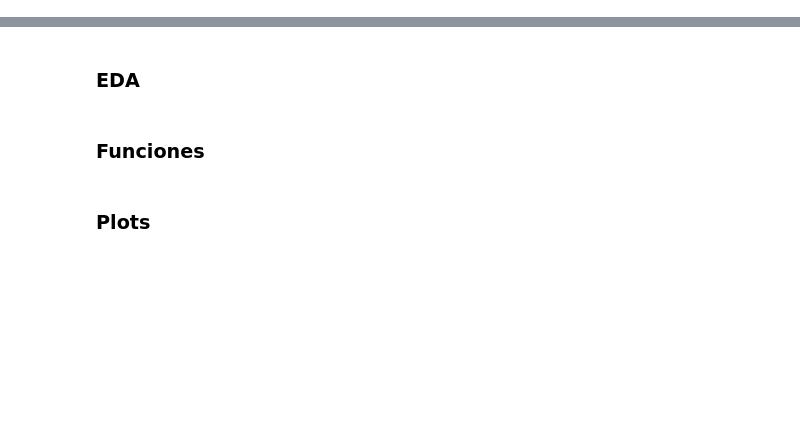
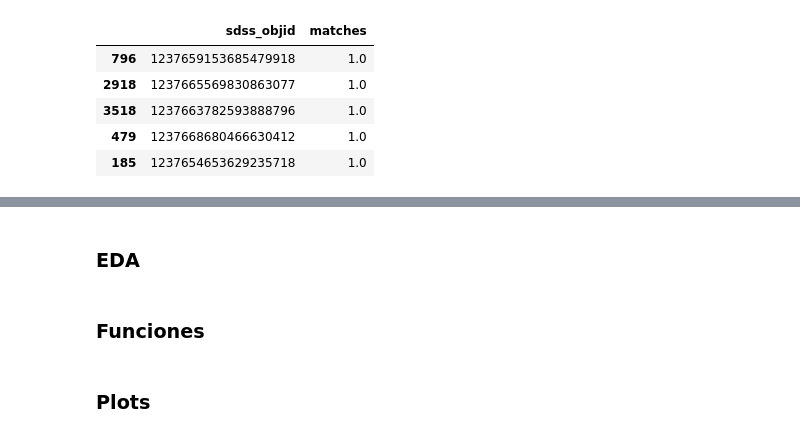
Before and after one commit to AlanMontanares/PRISM, a Jupyter notebook: notebooks/01. Sersic_profiles.ipynb, the cells around one changed output, grey strips where cells are left out. Saved outputs shown, nothing was run; the diff lists cells and outputs as text; code cells hidden in the pictures; blank space fills up the shorter version.

```diff
--- a/notebooks/01. Sersic_profiles.ipynb
+++ b/notebooks/01. Sersic_profiles.ipynb
@@ -31 +87,5 @@ from utils.download_data.h2f_download_functions import get_galaxy_img
+# %%
+residual_dist_pix = torch.norm(mean_preds - original_target, dim=1) * 0.25
+host_dist_pix = torch.norm(original_target, dim=1) * 0.25
+normalized_residual = residual_dist_pix/host_dist_pix
 # %%
@@ -93,0 +376,9 @@ mask.sum()
+# %%
+df_target[mask_false].iloc[idx_sorted].head()
+# %% [output]
+|  | sdss_objid | matches |
+| 796 | 1237659153685479918 | 1.0 |
+| 2918 | 1237665569830863077 | 1.0 |
+| 3518 | 1237663782593888796 | 1.0 |
+| 479 | 1237668680466630412 | 1.0 |
+| 185 | 1237654653629235718 | 1.0 |
```
Also changed, not shown: parts of 34 cells of this notebook, 12 other files.
